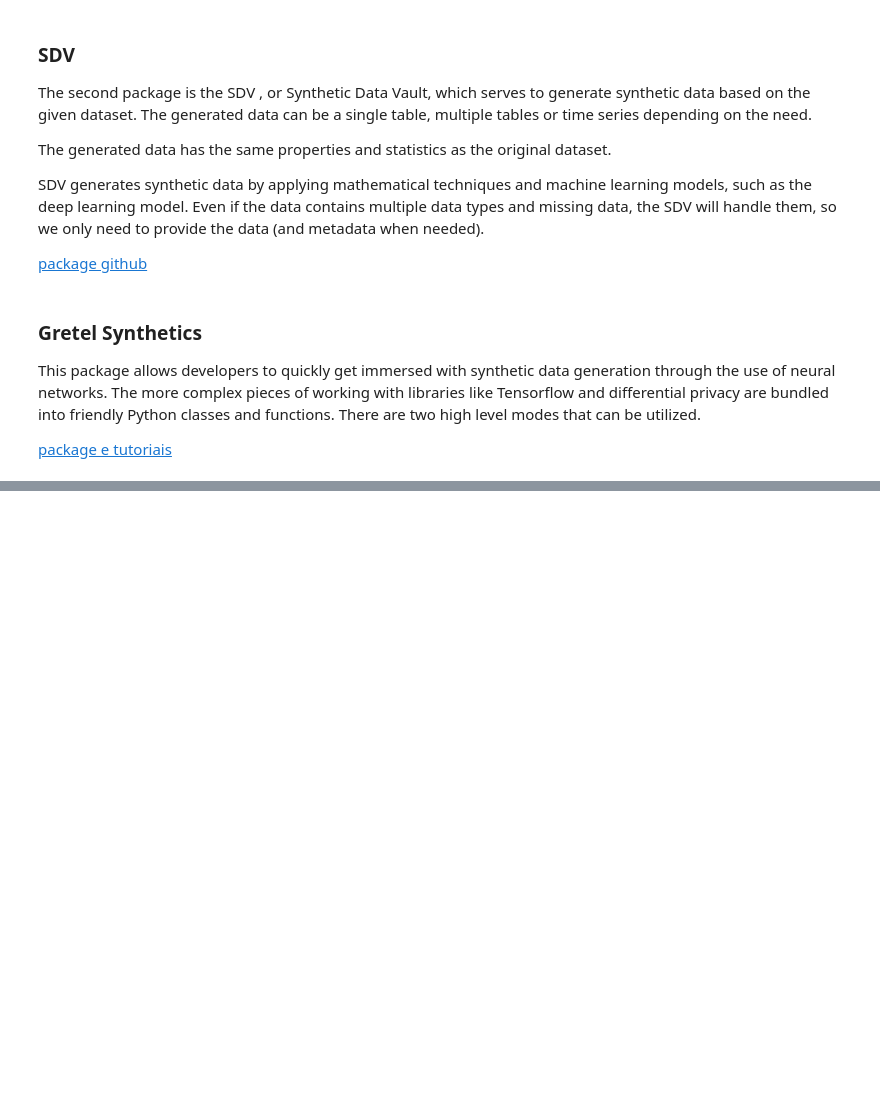
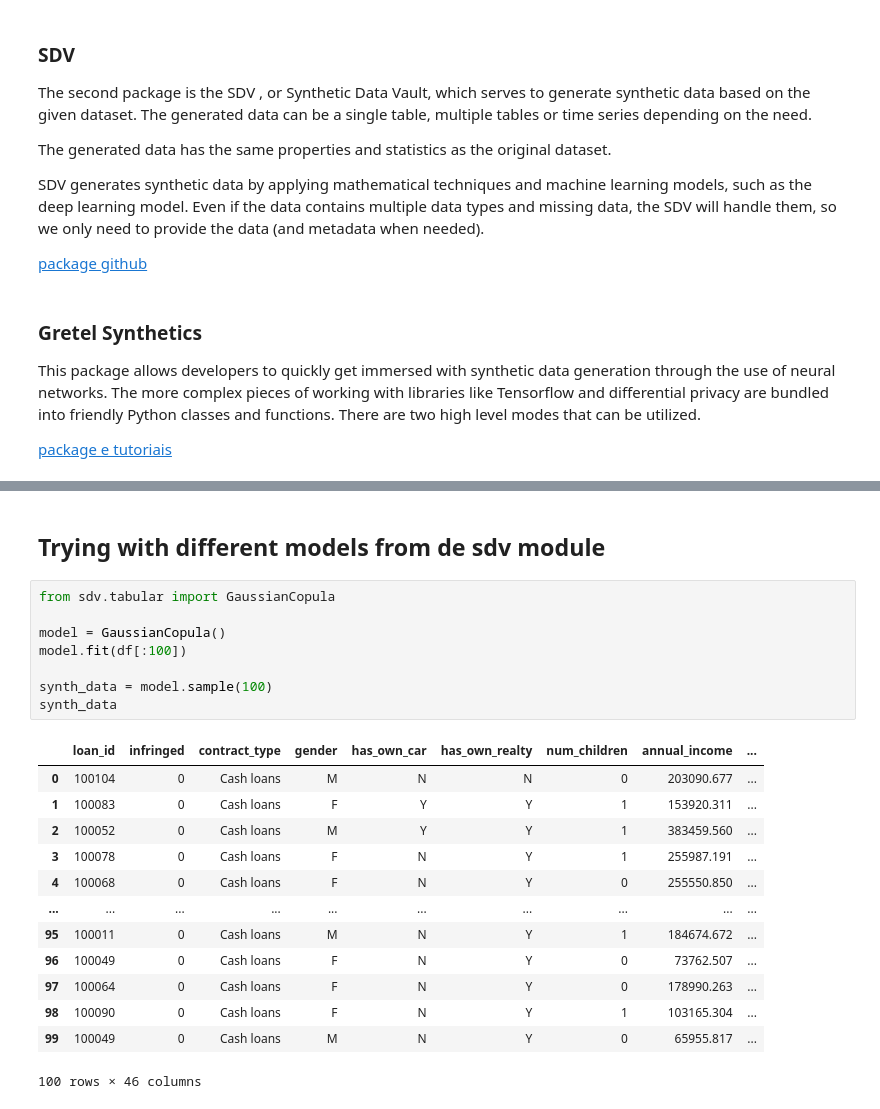
Before and after one commit to eduardofbneves/SP, a Jupyter notebook: PA2/SD_privacy.ipynb, the cells around one changed output, grey strips where cells are left out. Drawn from its saved outputs; the diff is of its cells as text; blank space fills up the shorter version.

```diff
--- a/PA2/SD_privacy.ipynb
+++ b/PA2/SD_privacy.ipynb
@@ -30,0 +38,24 @@ df = pd.read_csv("infringement_dataset_v2.csv")
+# %% [markdown]
+## Trying with different models from de sdv module
+# %%
+from sdv.tabular import GaussianCopula
+
+model = GaussianCopula()
+model.fit(df[:100])
+
+synth_data = model.sample(100)
+synth_data
+# %% [output]
+|  | loan_id | infringed | contract_type | gender | has_own_car | has_own_realty | num_children | annual_income | ... |
+| 0 | 100104 | 0 | Cash loans | M | N | N | 0 | 203090.677 | ... |
+| 1 | 100083 | 0 | Cash loans | F | Y | Y | 1 | 153920.311 | ... |
+| 2 | 100052 | 0 | Cash loans | M | Y | Y | 1 | 383459.560 | ... |
+| 3 | 100078 | 0 | Cash loans | F | N | Y | 1 | 255987.191 | ... |
+| 4 | 100068 | 0 | Cash loans | F | N | Y | 0 | 255550.850 | ... |
+| ... | ... | ... | ... | ... | ... | ... | ... | ... | ... |
+| 95 | 100011 | 0 | Cash loans | M | N | Y | 1 | 184674.672 | ... |
+| 96 | 100049 | 0 | Cash loans | F | N | Y | 0 | 73762.507 | ... |
+| 97 | 100064 | 0 | Cash loans | F | N | Y | 0 | 178990.263 | ... |
+| 98 | 100090 | 0 | Cash loans | F | N | Y | 1 | 103165.304 | ... |
+| 99 | 100049 | 0 | Cash loans | M | N | Y | 0 | 65955.817 | ... |
+100 rows × 46 columns
```
Also changed, not shown: parts of 6 cells of this notebook.
